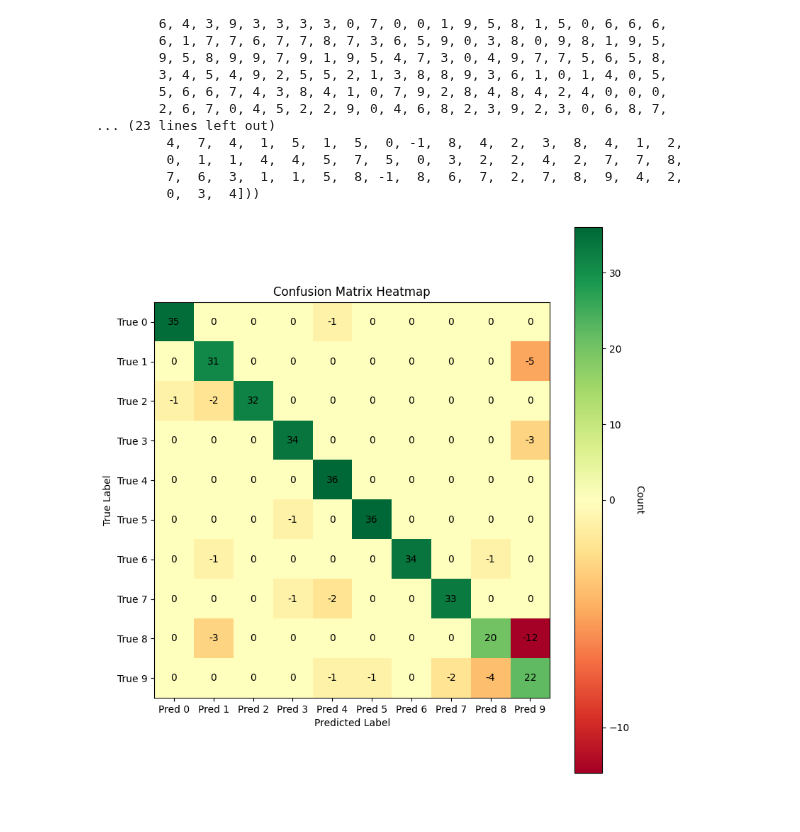
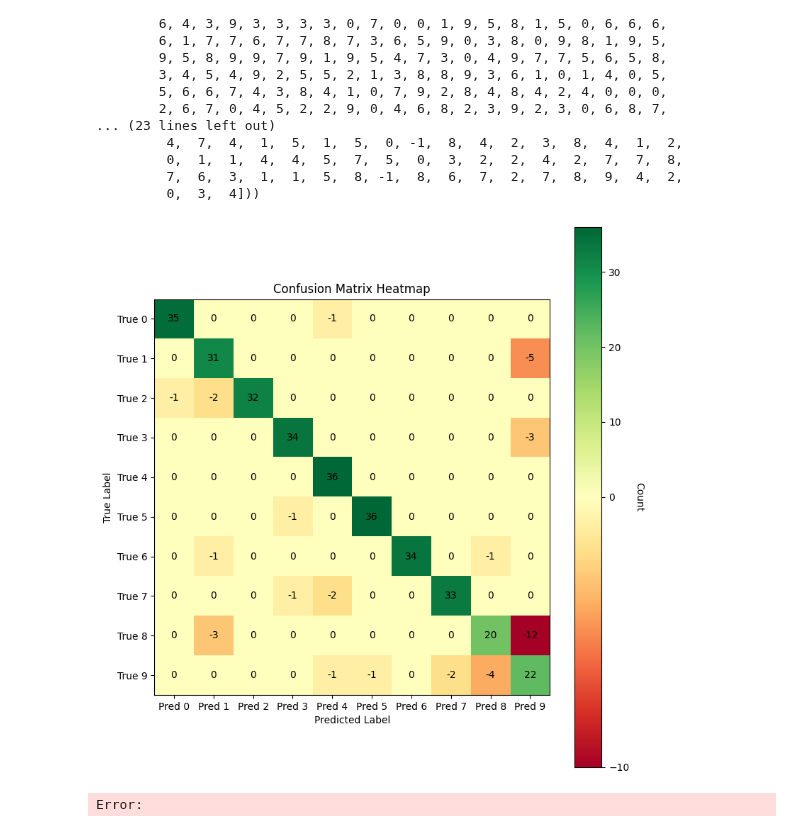
Before and after one commit to RizPur/MALIS-Project, a Jupyter notebook: Project_2/experiment.ipynb, the cells around one changed output. Drawn from its saved outputs; the diff is of its cells as text; code cells hidden in the pictures.

```diff
--- a/Project_2/experiment.ipynb
+++ b/Project_2/experiment.ipynb
@@ -280,35 +280,36 @@ for t, p in zip(y_Test, y_Pred):
         confusion_matrix[t, p] -= 1
 
 # Setting up the color map with white at 0, red for negatives, green for positives
-norm = TwoSlopeNorm(vmin=confusion_matrix.min(), vcenter=0, vmax=confusion_matrix.max())
+norm = TwoSlopeNorm(vmin=-10, vcenter=0, vmax=confusion_matrix.max())
 cmap = plt.cm.RdYlGn
 
 # Plotting the heatmap
 fig, ax = plt.subplots(figsize=(8, 8))
 im = ax.imshow(confusion_matrix, cmap=cmap, norm=norm)
 
 # Adding color bar
 cbar = plt.colorbar(im, ax=ax)
 cbar.set_label("Count", rotation=270, labelpad=15)
 
 # Labeling the axes
 ax.set_xticks(np.arange(10))
 ax.set_yticks(np.arange(10))
 ax.set_xticklabels([f"Pred {i}" for i in range(10)])
 ax.set_yticklabels([f"True {i}" for i in range(10)])
 
 # Adding annotations
 for i in range(10):
     for j in range(10):
         text = ax.text(j, i, int(confusion_matrix[i, j]),
                        ha="center", va="center",
                        color="black")
 
 # Adding gridlines for better visualization
 ax.set_title("Confusion Matrix Heatmap")
 ax.set_xlabel("Predicted Label")
 ax.set_ylabel("True Label")
 plt.tight_layout()
 plt.show()
 # %% [output]
-[figure, old version]
+[figure, new version]
+Error:
```
Also changed, not shown: 1 other file.
